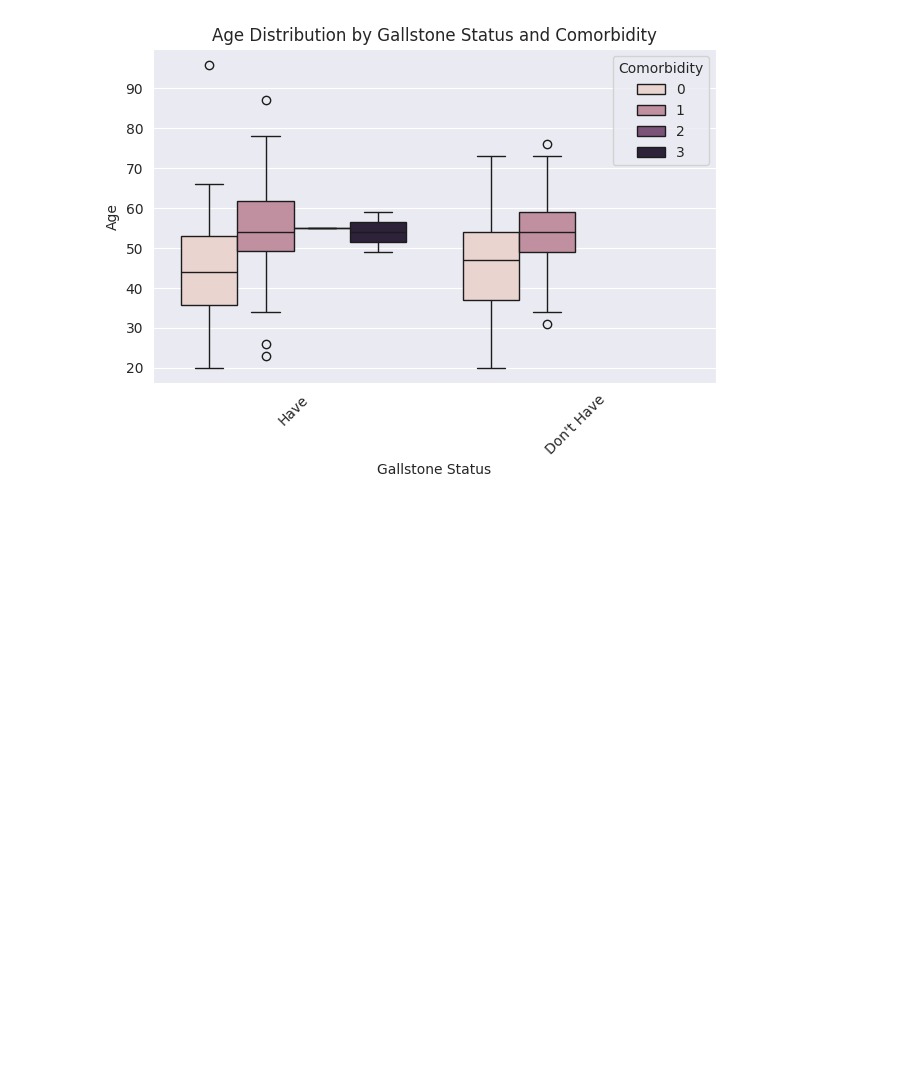
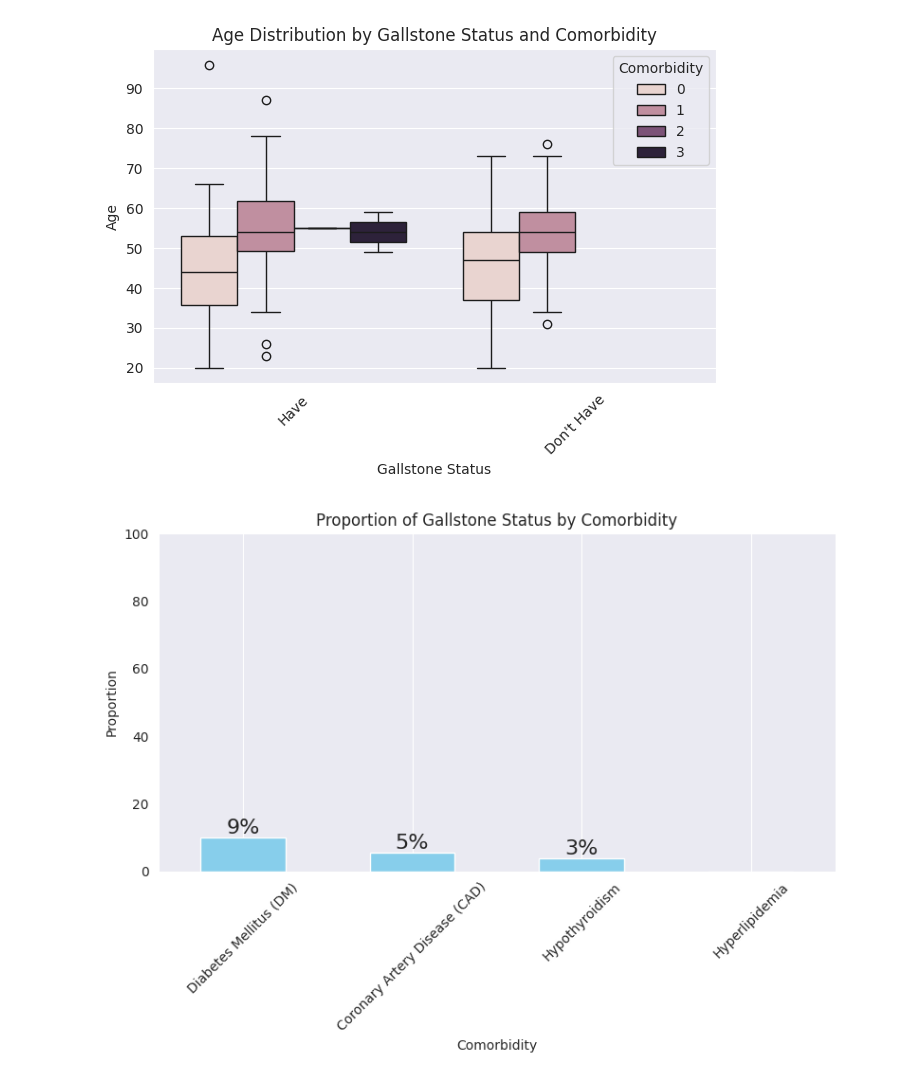
Before and after one commit to Bhawesh-Agrawal/Gallstone_Risk_Stratification, a Jupyter notebook: Notebook/EDA.ipynb, the cells around one changed output. Cells and saved outputs as stored; diff of their text form; code cells hidden in the pictures; blank space fills up the shorter version.

Commit message:
Wokred on EDA - Added some charts

```diff
--- a/Notebook/EDA.ipynb
+++ b/Notebook/EDA.ipynb
@@ -203,3 +203,29 @@ plt.tight_layout()
 plt.show()
 # %% [output]
 [figure]
+# %%
+gallstone_positive = data[data["Gallstone Status"] == 0]
+custom_list = ["Diabetes Mellitus (DM)", "Coronary Artery Disease (CAD)", "Hypothyroidism", "Hyperlipidemia"]
+
+proportions = gallstone_positive[custom_list].mean().apply(lambda x: x * 100)
+
+plt.figure(figsize = (8,6))
+ax = proportions.plot(kind = "bar", color = "skyblue")
+
+for p in ax.patches:
+    height = p.get_height()
+    if height > 0:
+        ax.annotate(f'{int(height)}%',
+                    (p.get_x() + p.get_width() / 2., height),
+                    ha='center', va='bottom', fontsize=16)
+
+plt.title('Proportion of Gallstone Status by Comorbidity')
+plt.xlabel("Comorbidity")
+plt.ylabel("Proportion")
+plt.ylim(0, 100)
+plt.xticks(rotation=45)
+plt.grid(axis = 'y')
+plt.tight_layout()
+plt.show()
+# %% [output]
+[figure, added]
```
Also changed, not shown: parts of 3 cells of this notebook.
